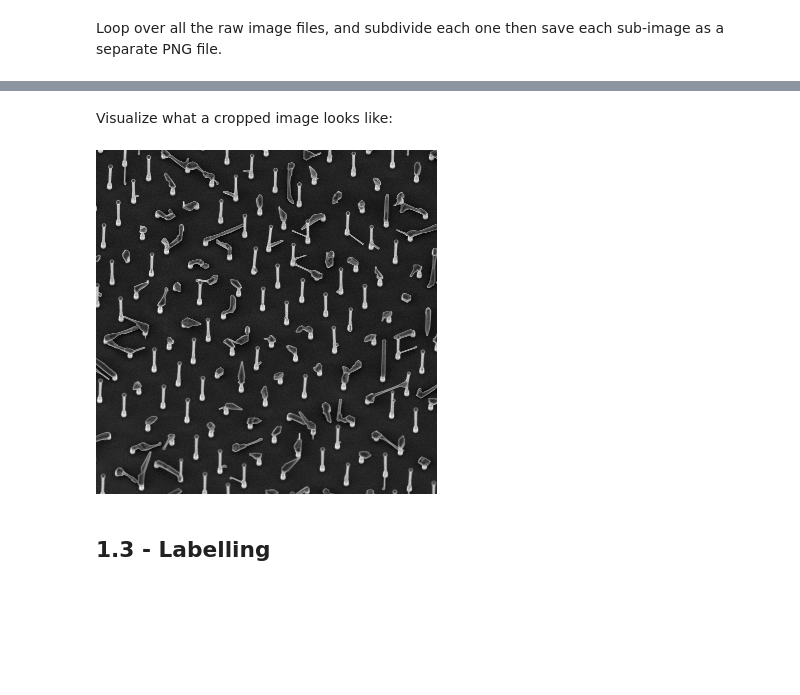
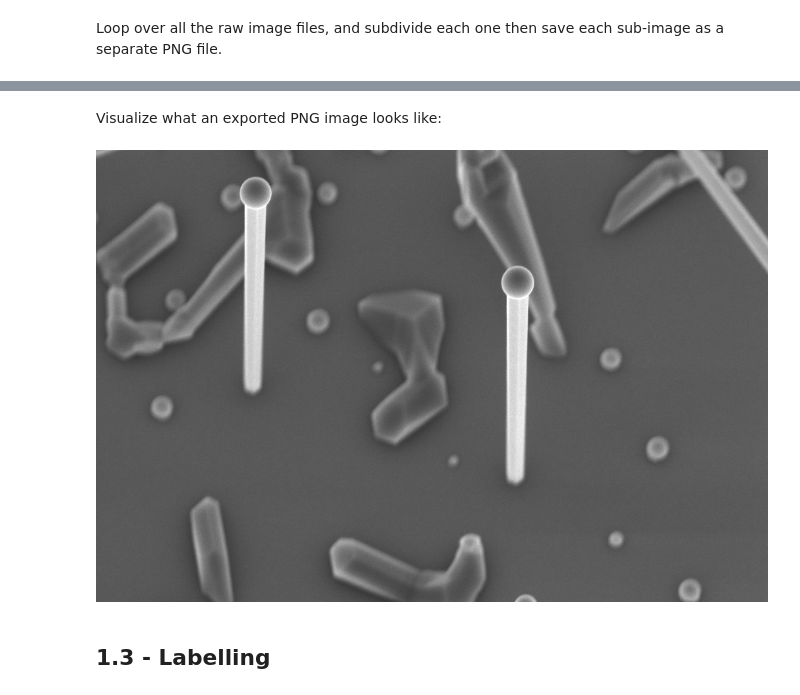
Before and after one commit to Martin09/DeepSEM, a Jupyter notebook: nanostruct_seg/1_ns_seg_image_prep.ipynb, the cells around one changed output, grey strips where cells are left out. Saved outputs shown, nothing was run; the diff lists cells and outputs as text; code cells hidden in the pictures; blank space fills up the shorter version.

```diff
--- a/nanostruct_seg/1_ns_seg_image_prep.ipynb
+++ b/nanostruct_seg/1_ns_seg_image_prep.ipynb
@@ -127,10 +106,10 @@ for file in input_files:
 # %% [markdown]
-Visualize what a cropped image looks like:
+Visualize what an exported PNG image looks like:
 # %%
-im = cv2.imread('./DeepSEM/nanowire_yield/datasets/NWs-8kMag-subdivided/160nm_13_x2_y1.png', cv2.IMREAD_GRAYSCALE)
+im = cv2.imread('./DeepSEM/nanostruct_seg/datasets/WJ_NWs_D1-17-02-17-C_png/1200 nm pitch 60 nm edge17.png', cv2.IMREAD_GRAYSCALE)
 cv2_imshow(im)
 # %% [output]
-[figure, old version]
+[figure, new version]
 # %% [markdown]
 ## 1.3 - Labelling
 # %% [markdown]
```
Also changed, not shown: parts of 18 cells of this notebook.
